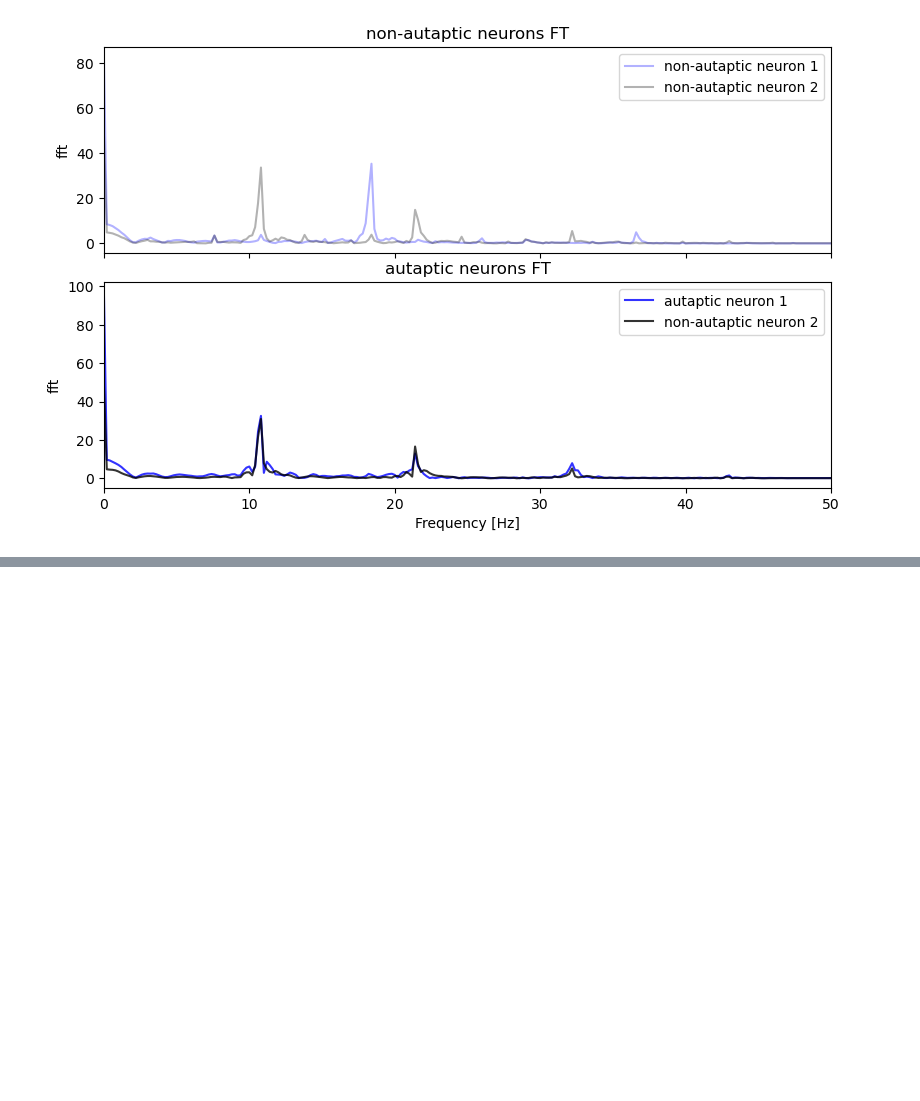
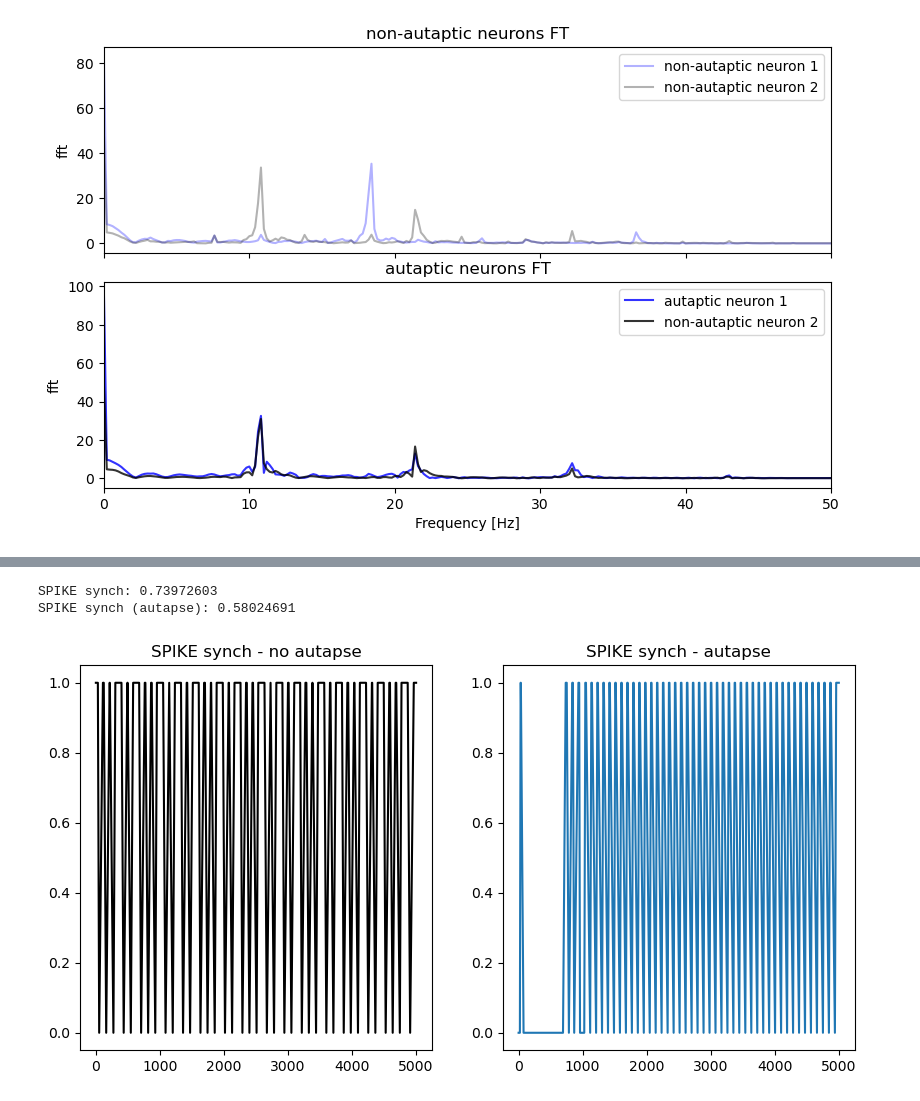
Before and after one commit to liammcs10/AQUA_project, a Jupyter notebook: micro-circuit/EI_STDP_comparison.ipynb, the cells around one changed output, grey strips where cells are left out. Saved outputs shown, nothing was run; the diff lists cells and outputs as text; code cells hidden in the pictures; blank space fills up the shorter version.

```diff
--- a/micro-circuit/EI_STDP_comparison.ipynb
+++ b/micro-circuit/EI_STDP_comparison.ipynb
@@ -532,0 +637,22 @@ print(calculate_FT_diff(fftE1_aut, fftE2_aut, fftfreq, 100))
+# %%
+'''- - SPIKE synch - - '''
+spike_profile_aut = spk.spike_sync_profile(spk_E_aut[0], spk_E_aut[1])
+spike_profile = spk.spike_sync_profile(spk_E[0], spk_E[1])
+
+x_aut, y_aut = spike_profile_aut.get_plottable_data()
+x, y = spike_profile.get_plottable_data()
+
+fig, ax = plt.subplots(1, 2, figsize = (10, 5))
+ax[0].plot(x, y, 'k', label = 'no autapse')
+ax[0].set_title('SPIKE synch - no autapse')
+ax[1].plot(x_aut, y_aut, label = 'autapse')
+ax[1].set_title('SPIKE synch - autapse')
+
+
+print("SPIKE synch: %.8f" % spike_profile.avrg())
+print("SPIKE synch (autapse): %.8f" % spike_profile_aut.avrg())
+plt.show()
+# %% [output]
+SPIKE synch: 0.73972603
+SPIKE synch (autapse): 0.58024691
+[figure, added]
```
Also changed, not shown: parts of 8 cells of this notebook, 3 other files.
